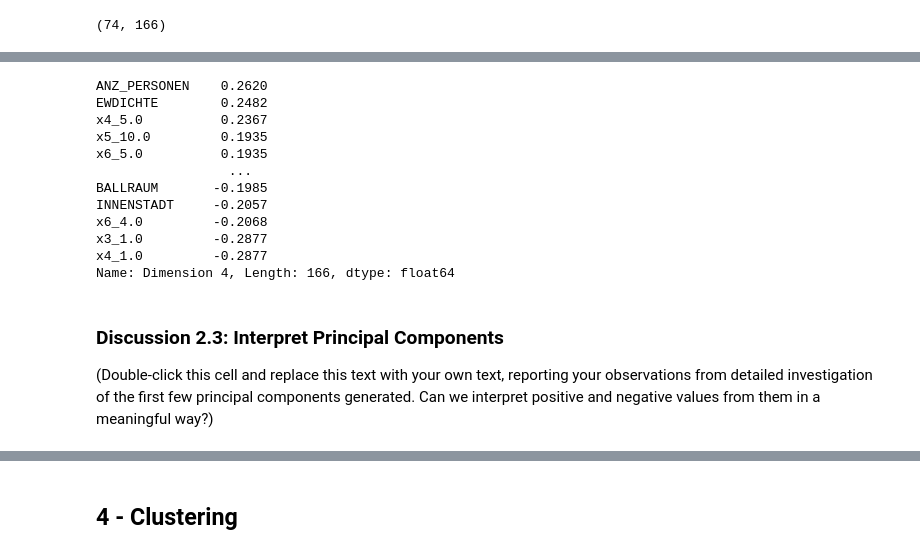
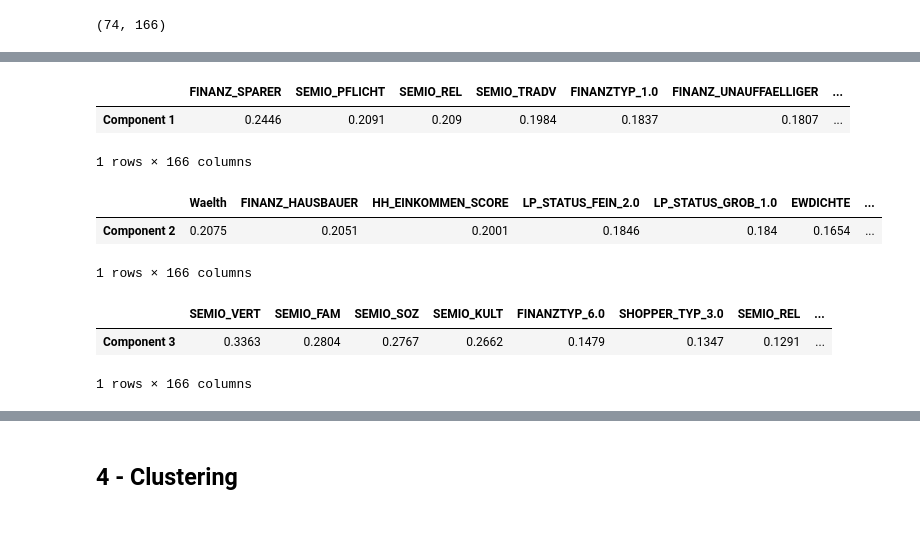
Before and after one commit to omarkhater/identify-customer-segments, a Jupyter notebook: Identify_Customer_Segments_ML.ipynb, the cells around one changed output, grey strips where cells are left out. Saved outputs shown, nothing was run; the diff lists cells and outputs as text; code cells hidden in the pictures; blank space fills up the shorter version.

```diff
--- a/Identify_Customer_Segments_ML.ipynb
+++ b/Identify_Customer_Segments_ML.ipynb
@@ -132,22 +132,26 @@ Name: Dimension 3, Length: 166, dtype: float64
-# %%
-# Map weights for the third principal component to corresponding feature names
-# and then print the linked values, sorted by weight.
-weights3 = map_weights(FinalPCAresults, 3)
-weights3
-# %% [output]
-ANZ_PERSONEN    0.2620
-EWDICHTE        0.2482
-x4_5.0          0.2367
-x5_10.0         0.1935
-x6_5.0          0.1935
-                 ...
-BALLRAUM       -0.1985
-INNENSTADT     -0.2057
-x6_4.0         -0.2068
-x3_1.0         -0.2877
-x4_1.0         -0.2877
-Name: Dimension 4, Length: 166, dtype: float64
-# %% [markdown]
-### Discussion 2.3: Interpret Principal Components
-
-(Double-click this cell and replace this text with your own text, reporting your observations from detailed investigation of the first few principal components generated. Can we interpret positive and negative values from them in a meaningful way?)
+# %%
+# Map weights for the first 3 principal component to the corresponding feature names and then print them
+weights1 = map_weights(FinalPCAresults, 0)
+weights2 = map_weights(FinalPCAresults, 1)
+weights3 = map_weights(FinalPCAresults, 2)
+d1 = pd.DataFrame(np.array(weights1), index = weights1.index, columns = ['Component 1']).T
+d2 = pd.DataFrame(np.array(weights2), index = weights2.index, columns = ['Component 2']).T
+d3 = pd.DataFrame(np.array(weights3), index = weights3.index, columns = ['Component 3']).T
+# %%
+d1
+# %% [output]
+|  | FINANZ_SPARER | SEMIO_PFLICHT | SEMIO_REL | SEMIO_TRADV | FINANZTYP_1.0 | FINANZ_UNAUFFAELLIGER | ... |
+| Component 1 | 0.2446 | 0.2091 | 0.209 | 0.1984 | 0.1837 | 0.1807 | ... |
+1 rows × 166 columns
+# %%
+d2
+# %% [output]
+|  | Waelth | FINANZ_HAUSBAUER | HH_EINKOMMEN_SCORE | LP_STATUS_FEIN_2.0 | LP_STATUS_GROB_1.0 | EWDICHTE | ... |
+| Component 2 | 0.2075 | 0.2051 | 0.2001 | 0.1846 | 0.184 | 0.1654 | ... |
+1 rows × 166 columns
+# %%
+d3
+# %% [output]
+|  | SEMIO_VERT | SEMIO_FAM | SEMIO_SOZ | SEMIO_KULT | FINANZTYP_6.0 | SHOPPER_TYP_3.0 | SEMIO_REL | ... |
+| Component 3 | 0.3363 | 0.2804 | 0.2767 | 0.2662 | 0.1479 | 0.1347 | 0.1291 | ... |
+1 rows × 166 columns
```
Also changed, not shown: parts of 36 cells of this notebook, 2 other files.
